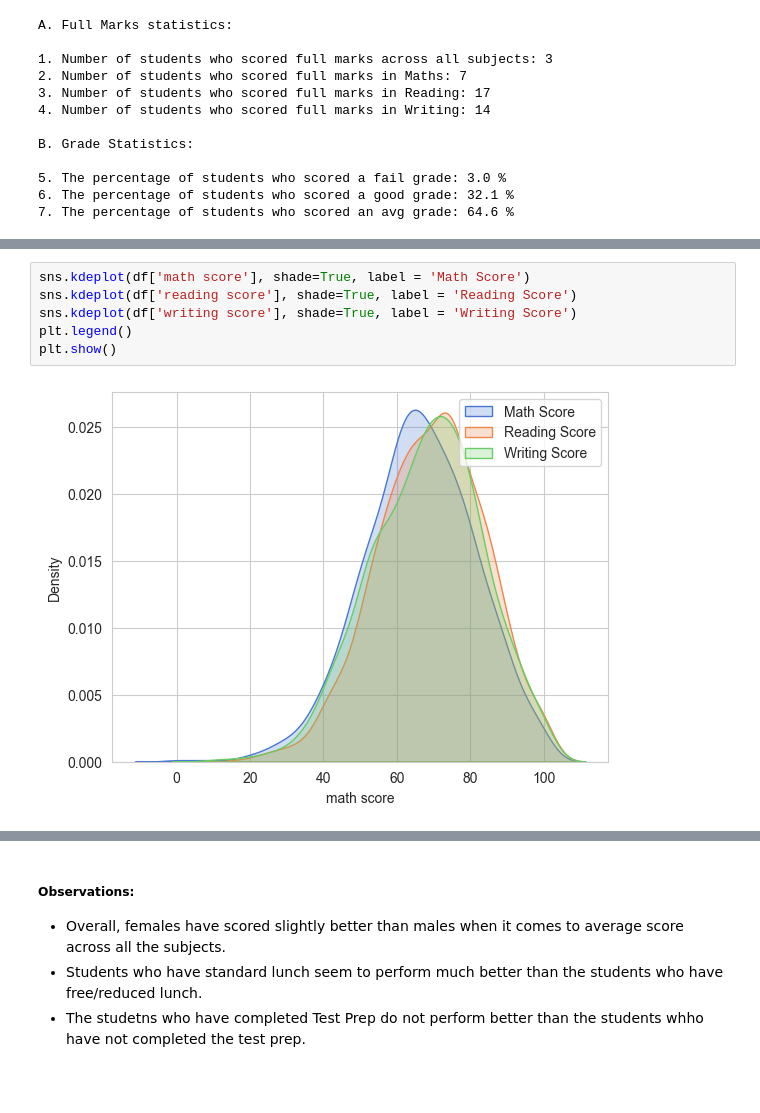
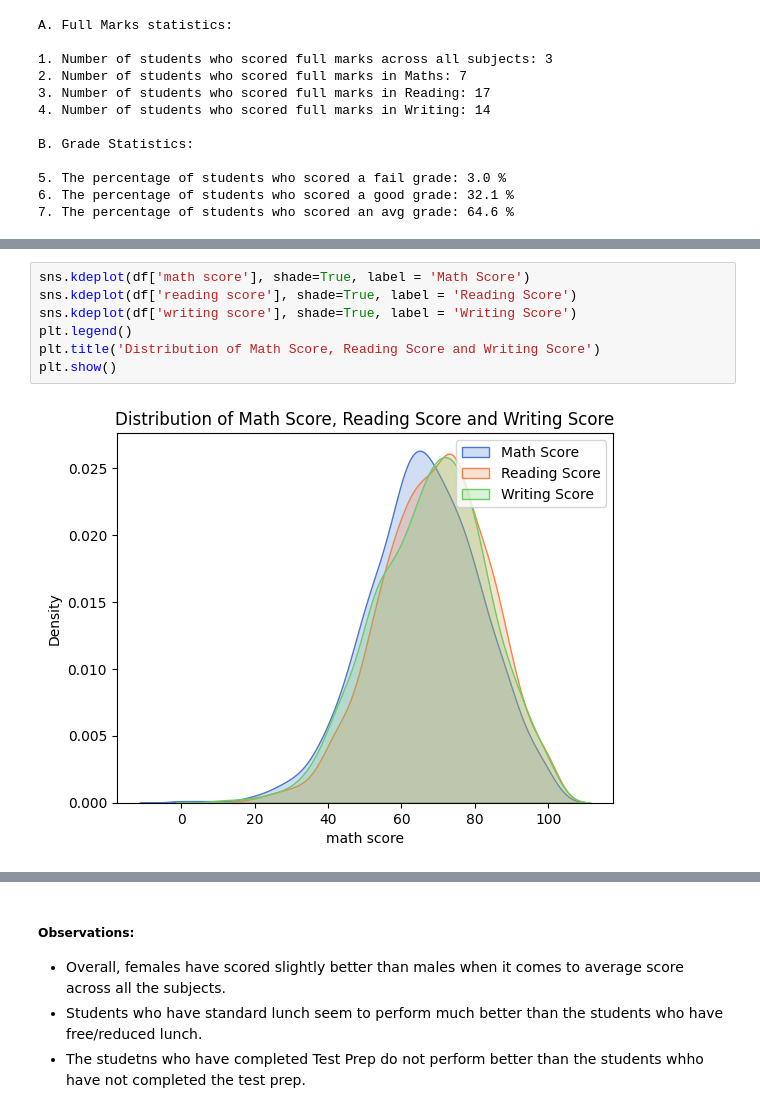
Before and after one commit to arc-koshe/ml-project, a Jupyter notebook: src/notebook/EDA Student Dataset.ipynb, the cells around one changed output, grey strips where cells are left out. Saved outputs shown, nothing was run; the diff lists cells and outputs as text; blank space fills up the shorter version.

```diff
--- a/src/notebook/EDA Student Dataset.ipynb
+++ b/src/notebook/EDA Student Dataset.ipynb
@@ -254,8 +262,9 @@ plt.show()
 # %%
 sns.kdeplot(df['math score'], shade=True, label = 'Math Score')
 sns.kdeplot(df['reading score'], shade=True, label = 'Reading Score')
 sns.kdeplot(df['writing score'], shade=True, label = 'Writing Score')
 plt.legend()
+plt.title('Distribution of Math Score, Reading Score and Writing Score')
 plt.show()
 # %% [output]
-[figure, old version]
+[figure, new version]
```
Also changed, not shown: parts of 13 cells of this notebook, 1 other file.
